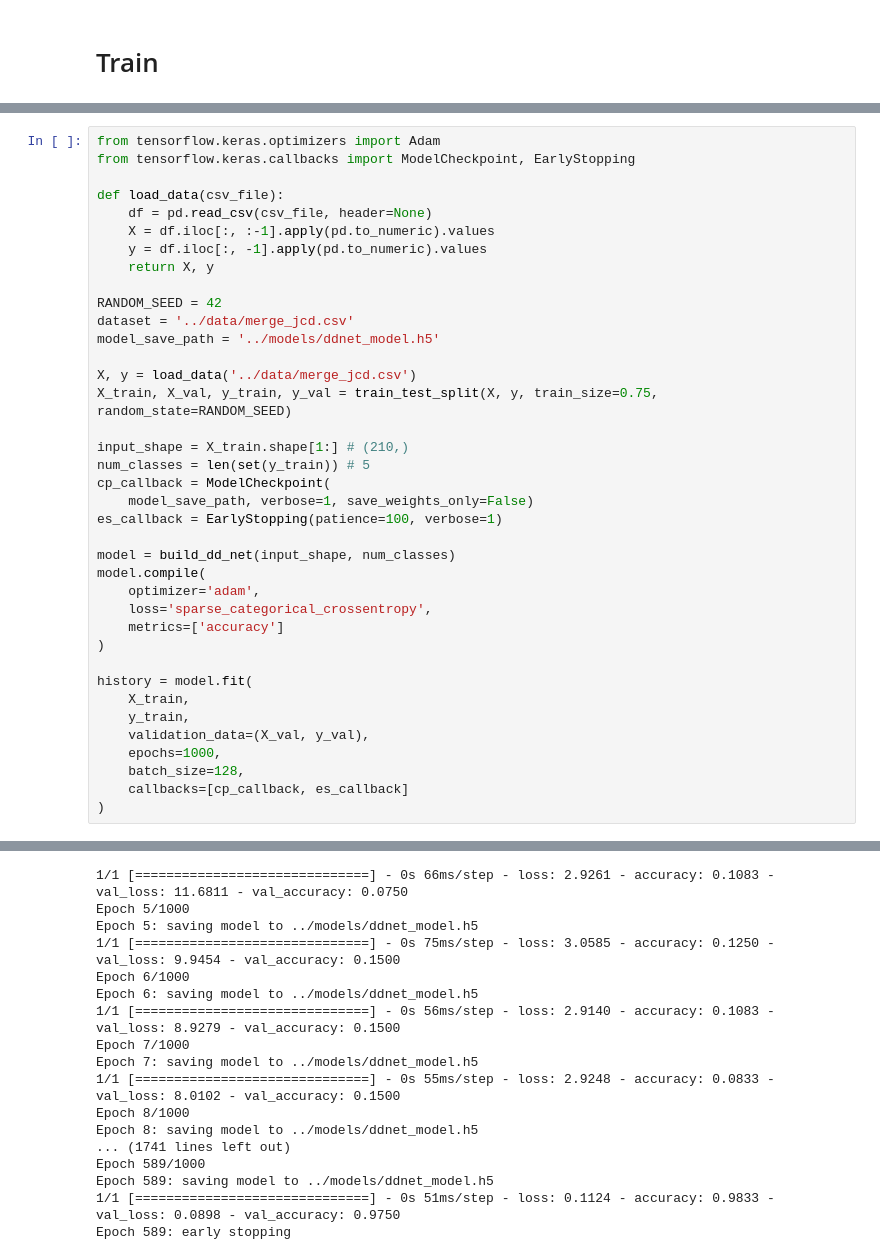
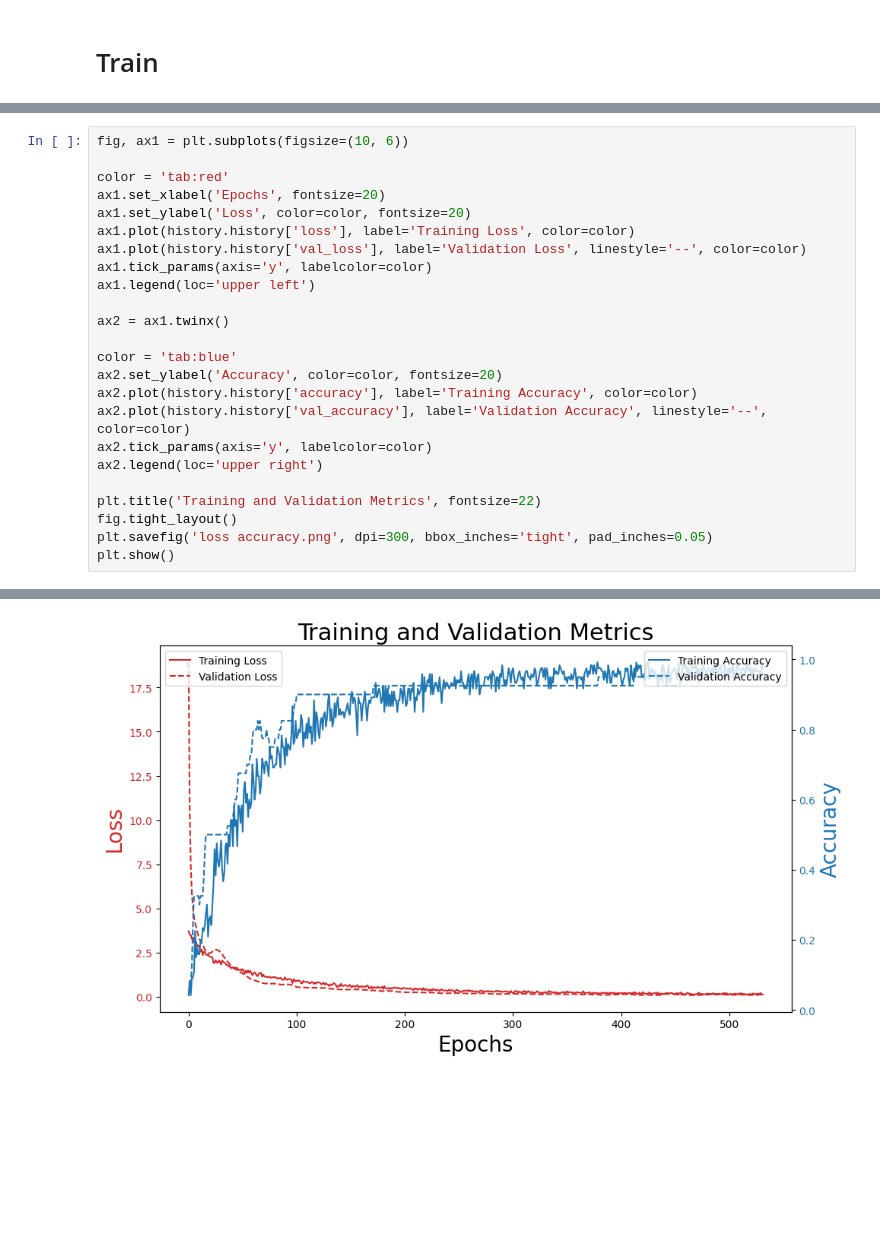
Before and after one commit to jonlai211/Gesture-Master, a Jupyter notebook: notebooks/train.ipynb, the cells around one changed output, grey strips where cells are left out. Saved outputs shown, nothing was run; the diff lists cells and outputs as text; blank space fills up the shorter version.

```diff
--- a/notebooks/train.ipynb
+++ b/notebooks/train.ipynb
@@ -125,39 +273,25 @@ def build_dd_net(input_shape, num_classes):
 # %%
-from tensorflow.keras.optimizers import Adam
-from tensorflow.keras.callbacks import ModelCheckpoint, EarlyStopping
+fig, ax1 = plt.subplots(figsize=(10, 6))
 
-def load_data(csv_file):
-    df = pd.read_csv(csv_file, header=None)
-    X = df.iloc[:, :-1].apply(pd.to_numeric).values
-    y = df.iloc[:, -1].apply(pd.to_numeric).values
-    return X, y
+color = 'tab:red'
+ax1.set_xlabel('Epochs', fontsize=20)
+ax1.set_ylabel('Loss', color=color, fontsize=20)
+ax1.plot(history.history['loss'], label='Training Loss', color=color)
+ax1.plot(history.history['val_loss'], label='Validation Loss', linestyle='--', color=color)
+ax1.tick_params(axis='y', labelcolor=color)
+ax1.legend(loc='upper left')
 
-RANDOM_SEED = 42
-dataset = '../data/merge_jcd.csv'
-model_save_path = '../models/ddnet_model.h5'
+ax2 = ax1.twinx()
 
-X, y = load_data('../data/merge_jcd.csv')
-X_train, X_val, y_train, y_val = train_test_split(X, y, train_size=0.75, random_state=RANDOM_SEED)
+color = 'tab:blue'
+ax2.set_ylabel('Accuracy', color=color, fontsize=20)
+ax2.plot(history.history['accuracy'], label='Training Accuracy', color=color)
+ax2.plot(history.history['val_accuracy'], label='Validation Accuracy', linestyle='--', color=color)
+ax2.tick_params(axis='y', labelcolor=color)
+ax2.legend(loc='upper right')
 
-input_shape = X_train.shape[1:] # (210,)
-num_classes = len(set(y_train)) # 5
-cp_callback = ModelCheckpoint(
-    model_save_path, verbose=1, save_weights_only=False)
-es_callback = EarlyStopping(patience=100, verbose=1)
-
-model = build_dd_net(input_shape, num_classes)
-model.compile(
-    optimizer='adam',
-    loss='sparse_categorical_crossentropy',
-    metrics=['accuracy']
-)
-
-history = model.fit(
-    X_train,
-    y_train,
-    validation_data=(X_val, y_val),
-    epochs=1000,
-    batch_size=128,
-    callbacks=[cp_callback, es_callback]
-)
+plt.title('Training and Validation Metrics', fontsize=22)
+fig.tight_layout()
+plt.savefig('loss accuracy.png', dpi=300, bbox_inches='tight', pad_inches=0.05)
+plt.show()
 # %% [output]
@@ -175,17 +298 @@ Epoch 4: saving model to ../models/ddnet_model.h5
-1/1 [==============================] - 0s 66ms/step - loss: 2.9261 - accuracy: 0.1083 - val_loss: 11.6811 - val_accuracy: 0.0750
-Epoch 5/1000
-Epoch 5: saving model to ../models/ddnet_model.h5
-1/1 [==============================] - 0s 75ms/step - loss: 3.0585 - accuracy: 0.1250 - val_loss: 9.9454 - val_accuracy: 0.1500
-Epoch 6/1000
-Epoch 6: saving model to ../models/ddnet_model.h5
-1/1 [==============================] - 0s 56ms/step - loss: 2.9140 - accuracy: 0.1083 - val_loss: 8.9279 - val_accuracy: 0.1500
-Epoch 7/1000
-Epoch 7: saving model to ../models/ddnet_model.h5
-1/1 [==============================] - 0s 55ms/step - loss: 2.9248 - accuracy: 0.0833 - val_loss: 8.0102 - val_accuracy: 0.1500
-Epoch 8/1000
-Epoch 8: saving model to ../models/ddnet_model.h5
-... (1741 lines left out)
-Epoch 589/1000
-Epoch 589: saving model to ../models/ddnet_model.h5
-1/1 [==============================] - 0s 51ms/step - loss: 0.1124 - accuracy: 0.9833 - val_loss: 0.0898 - val_accuracy: 0.9750
-Epoch 589: early stopping
+[figure, added]
```
Also changed, not shown: parts of 13 cells of this notebook, 3 other files.
